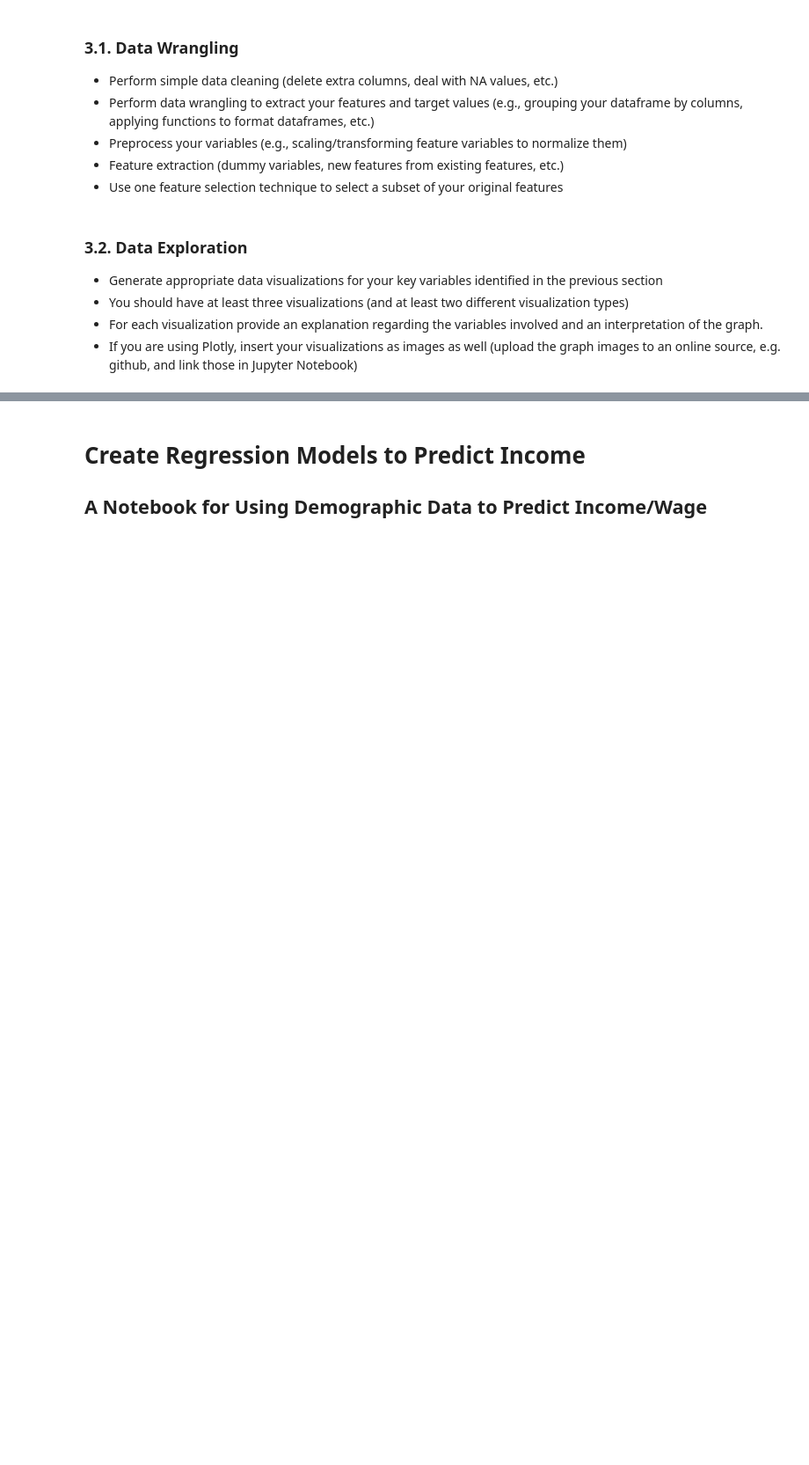
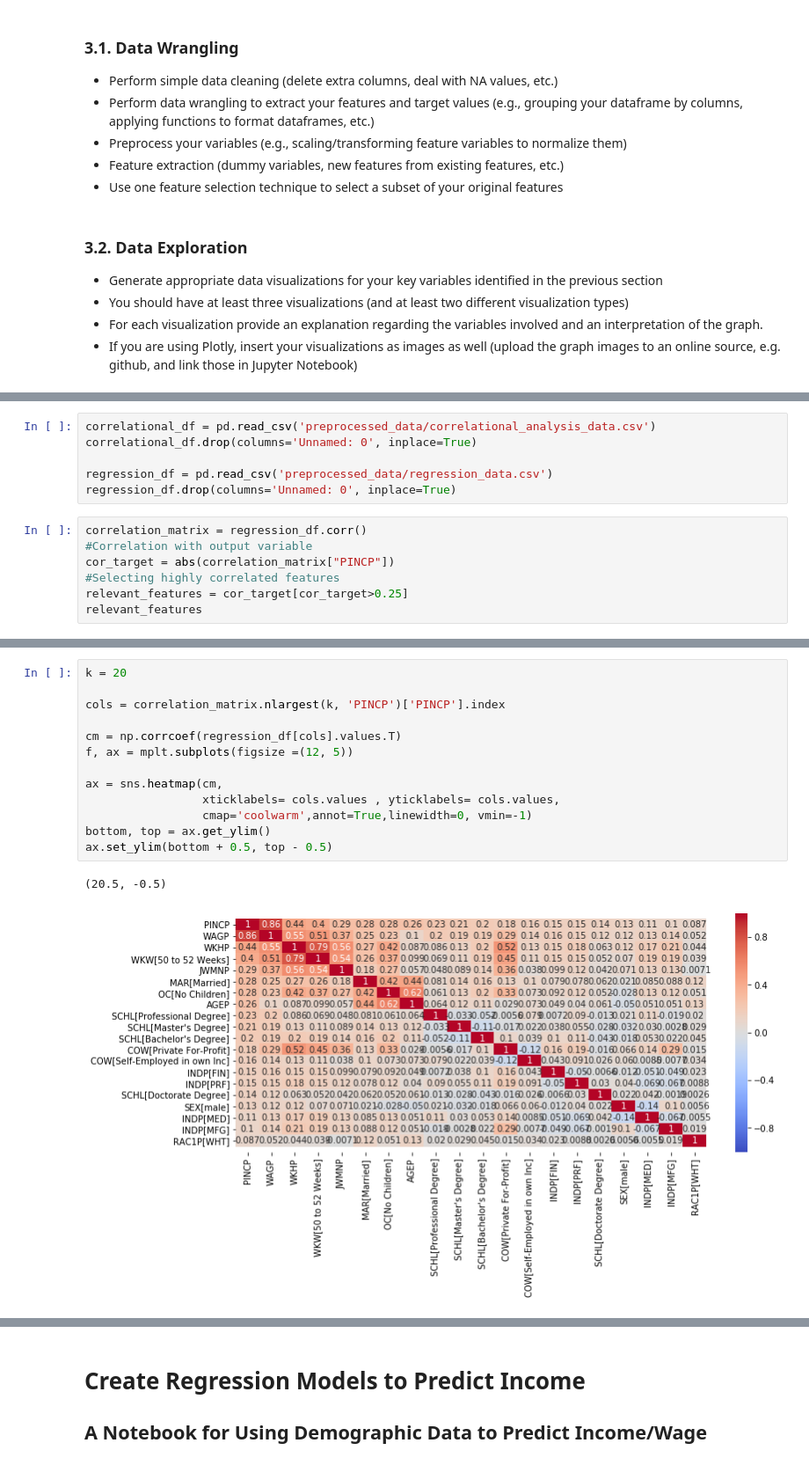
Before and after one commit to WatweA/USWageDataAnalysis, a Jupyter notebook: DS3000_FP4_SectionX_GroupY(1) (2) (1).ipynb, the cells around one changed output, grey strips where cells are left out. Shown at 88% size. Saved outputs shown, nothing was run; the diff lists cells and outputs as text; blank space fills up the shorter version.

Commit message:
Add files via upload
added dataset portion for second section of write-up and correlation visuals

```diff
--- a/DS3000_FP4_SectionX_GroupY(1) (2) (1).ipynb
+++ b/DS3000_FP4_SectionX_GroupY(1) (2) (1).ipynb
@@ -74,0 +95,13 @@ Given the aforementioned problem and its importance, we set out to tackle the fo
+# %%
+correlational_df = pd.read_csv('preprocessed_data/correlational_analysis_data.csv')
+correlational_df.drop(columns='Unnamed: 0', inplace=True)
+
+regression_df = pd.read_csv('preprocessed_data/regression_data.csv')
+regression_df.drop(columns='Unnamed: 0', inplace=True)
+# %%
+correlation_matrix = regression_df.corr()
+#Correlation with output variable
+cor_target = abs(correlation_matrix["PINCP"])
+#Selecting highly correlated features
+relevant_features = cor_target[cor_target>0.25]
+relevant_features
@@ -74,0 +124,16 @@ Given the aforementioned problem and its importance, we set out to tackle the fo
+# %%
+k = 20
+
+cols = correlation_matrix.nlargest(k, 'PINCP')['PINCP'].index
+
+cm = np.corrcoef(regression_df[cols].values.T)
+f, ax = mplt.subplots(figsize =(12, 5))
+
+ax = sns.heatmap(cm,
+                 xticklabels= cols.values , yticklabels= cols.values,
+                 cmap='coolwarm',annot=True,linewidth=0, vmin=-1)
+bottom, top = ax.get_ylim()
+ax.set_ylim(bottom + 0.5, top - 0.5)
+# %% [output]
+(20.5, -0.5)
+[figure, added]
```
Also changed, not shown: parts of 12 cells of this notebook.
